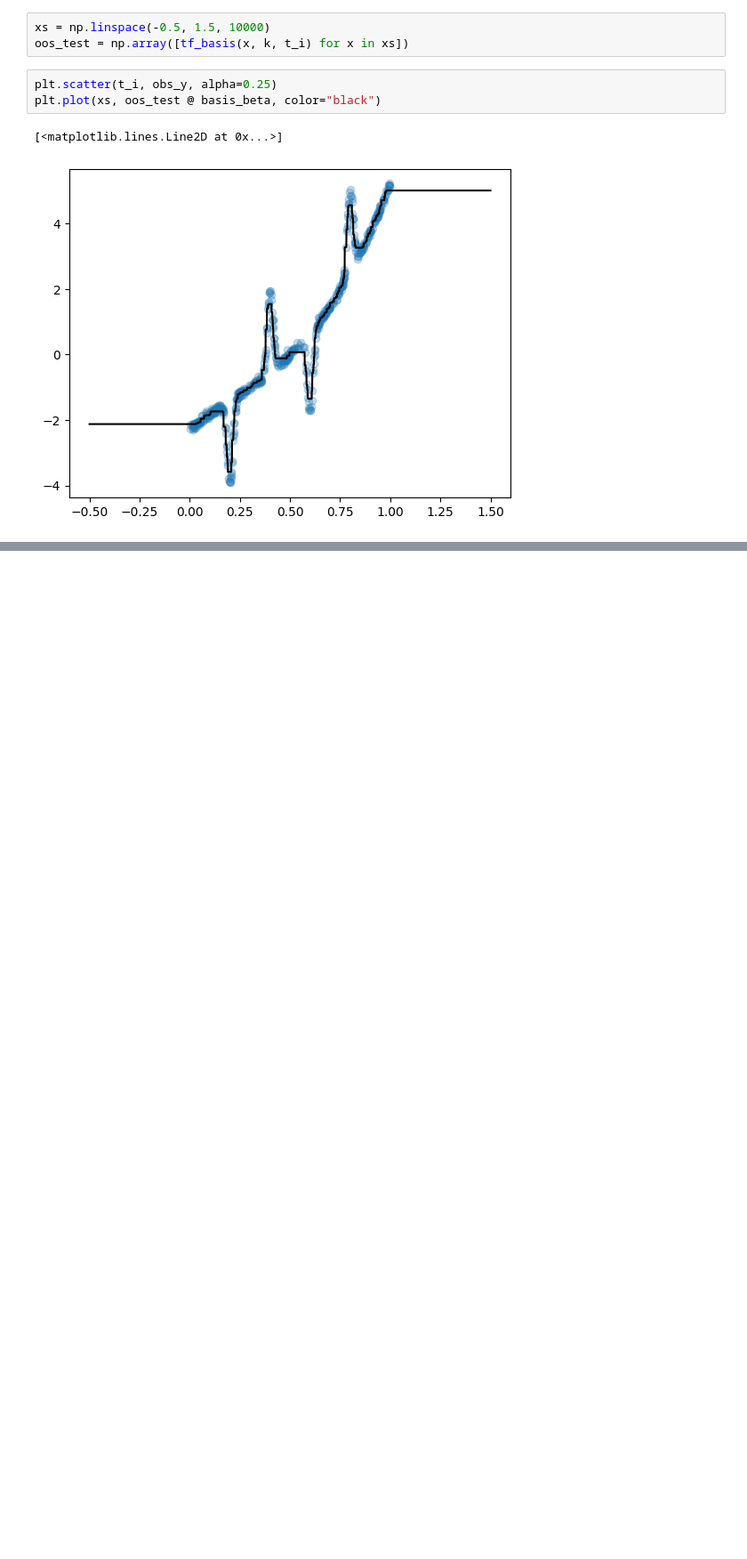
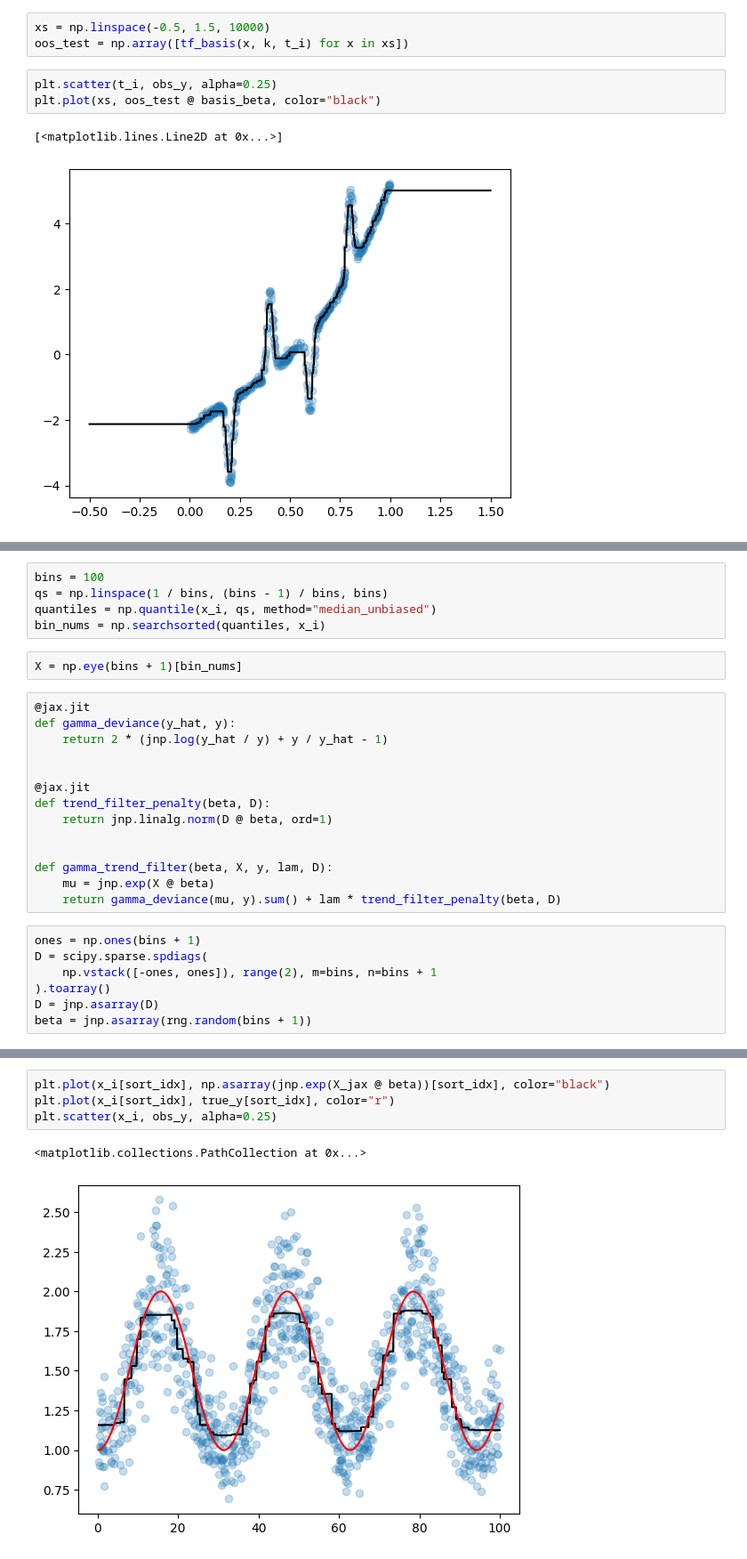
Before and after one commit to eadains/PythonBlogNotebooks, a Jupyter notebook: trend_filtering.ipynb, the cells around one changed output, grey strips where cells are left out. Shown at 89% size. Cells and saved outputs as stored; diff of their text form; blank space fills up the shorter version.

```diff
--- a/trend_filtering.ipynb
+++ b/trend_filtering.ipynb
@@ -234,0 +261,28 @@ plt.plot(xs, oos_test @ basis_beta, color="black")
+# %%
+bins = 100
+qs = np.linspace(1 / bins, (bins - 1) / bins, bins)
+quantiles = np.quantile(x_i, qs, method="median_unbiased")
+bin_nums = np.searchsorted(quantiles, x_i)
+# %%
+X = np.eye(bins + 1)[bin_nums]
+# %%
+@jax.jit
+def gamma_deviance(y_hat, y):
+    return 2 * (jnp.log(y_hat / y) + y / y_hat - 1)
+
+
+@jax.jit
+def trend_filter_penalty(beta, D):
+    return jnp.linalg.norm(D @ beta, ord=1)
+
+
+def gamma_trend_filter(beta, X, y, lam, D):
+    mu = jnp.exp(X @ beta)
+    return gamma_deviance(mu, y).sum() + lam * trend_filter_penalty(beta, D)
+# %%
+ones = np.ones(bins + 1)
+D = scipy.sparse.spdiags(
+    np.vstack([-ones, ones]), range(2), m=bins, n=bins + 1
+).toarray()
+D = jnp.asarray(D)
+beta = jnp.asarray(rng.random(bins + 1))
@@ -234,0 +353,7 @@ plt.plot(xs, oos_test @ basis_beta, color="black")
+# %%
+plt.plot(x_i[sort_idx], np.asarray(jnp.exp(X_jax @ beta))[sort_idx], color="black")
+plt.plot(x_i[sort_idx], true_y[sort_idx], color="r")
+plt.scatter(x_i, obs_y, alpha=0.25)
+# %% [output]
+<matplotlib.collections.PathCollection at 0x...>
+[figure, added]
```
Also changed, not shown: parts of 28 cells of this notebook, 4 other files.
